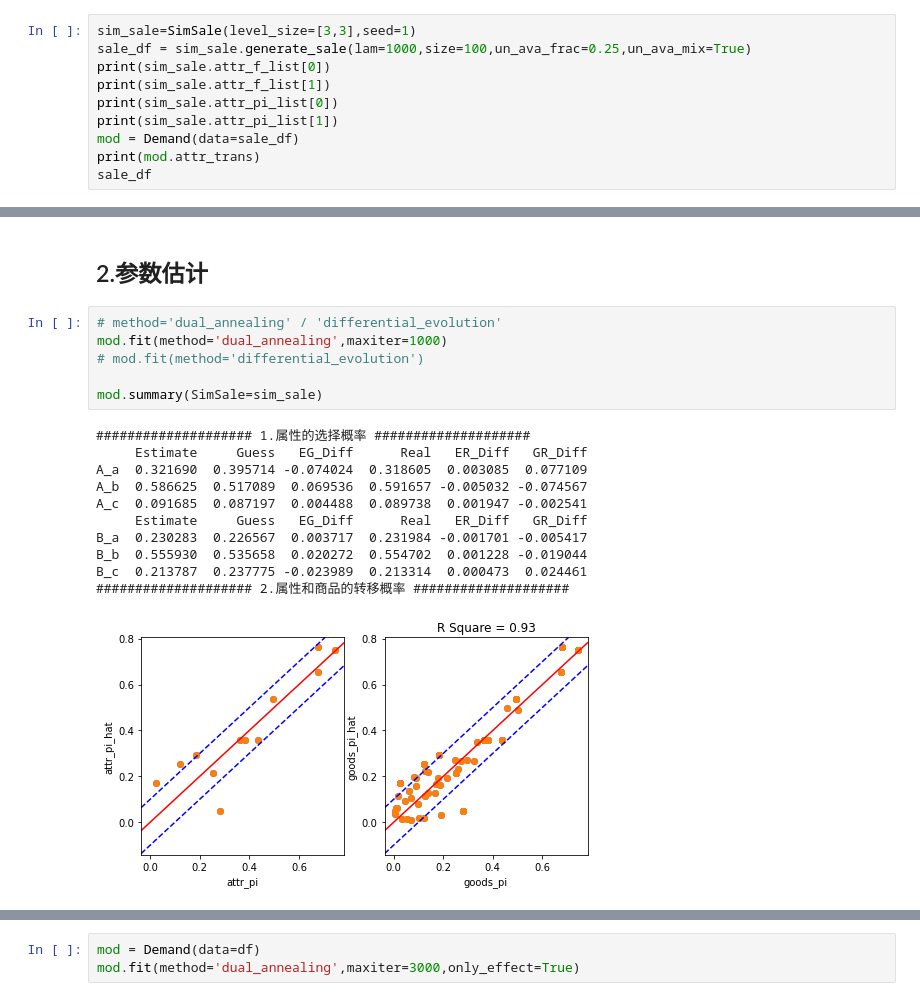
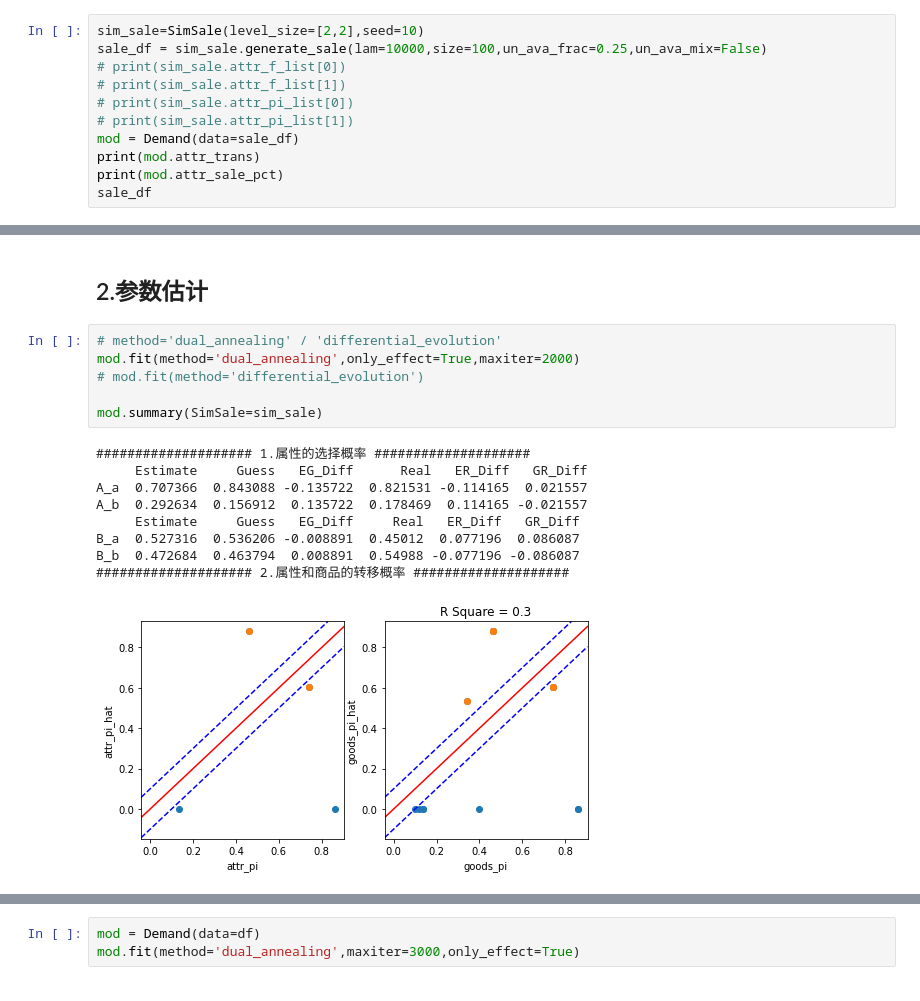
Before and after one commit to ShenhaoZhang/DemandMod, a Jupyter notebook: valid/功能验证.ipynb, the cells around one changed output, grey strips where cells are left out. Saved outputs shown, nothing was run; the diff lists cells and outputs as text.

```diff
--- a/valid/功能验证.ipynb
+++ b/valid/功能验证.ipynb
@@ -13,13 +13,14 @@ from mod.Demand import Demand
 # %% [markdown]
 ## 1.模拟数据 及 待估计参数
 # %%
-sim_sale=SimSale(level_size=[3,3],seed=1)
-sale_df = sim_sale.generate_sale(lam=1000,size=100,un_ava_frac=0.25,un_ava_mix=True)
-print(sim_sale.attr_f_list[0])
-print(sim_sale.attr_f_list[1])
-print(sim_sale.attr_pi_list[0])
-print(sim_sale.attr_pi_list[1])
+sim_sale=SimSale(level_size=[2,2],seed=10)
+sale_df = sim_sale.generate_sale(lam=10000,size=100,un_ava_frac=0.25,un_ava_mix=False)
+# print(sim_sale.attr_f_list[0])
+# print(sim_sale.attr_f_list[1])
+# print(sim_sale.attr_pi_list[0])
+# print(sim_sale.attr_pi_list[1])
 mod = Demand(data=sale_df)
 print(mod.attr_trans)
+print(mod.attr_sale_pct)
 sale_df
 # %% [output]
@@ -57,19 +51,17 @@ B_c  59.0  59.0   NaN]
 ## 2.参数估计
 # %%
 # method='dual_annealing' / 'differential_evolution'
-mod.fit(method='dual_annealing',maxiter=1000)
+mod.fit(method='dual_annealing',only_effect=True,maxiter=2000)
 # mod.fit(method='differential_evolution')
 
 mod.summary(SimSale=sim_sale)
 # %% [output]
 #################### 1.属性的选择概率 ####################
      Estimate     Guess   EG_Diff      Real   ER_Diff   GR_Diff
-A_a  0.321690  0.395714 -0.074024  0.318605  0.003085  0.077109
-A_b  0.586625  0.517089  0.069536  0.591657 -0.005032 -0.074567
-A_c  0.091685  0.087197  0.004488  0.089738  0.001947 -0.002541
-     Estimate     Guess   EG_Diff      Real   ER_Diff   GR_Diff
-B_a  0.230283  0.226567  0.003717  0.231984 -0.001701 -0.005417
-B_b  0.555930  0.535658  0.020272  0.554702  0.001228 -0.019044
-B_c  0.213787  0.237775 -0.023989  0.213314  0.000473  0.024461
+A_a  0.707366  0.843088 -0.135722  0.821531 -0.114165  0.021557
+A_b  0.292634  0.156912  0.135722  0.178469  0.114165 -0.021557
+     Estimate     Guess   EG_Diff     Real   ER_Diff   GR_Diff
+B_a  0.527316  0.536206 -0.008891  0.45012  0.077196  0.086087
+B_b  0.472684  0.463794  0.008891  0.54988 -0.077196 -0.086087
 #################### 2.属性和商品的转移概率 ####################
-[figure, old version]
+[figure, new version]
```
Also changed, not shown: parts of 17 cells of this notebook, 1 other file.
